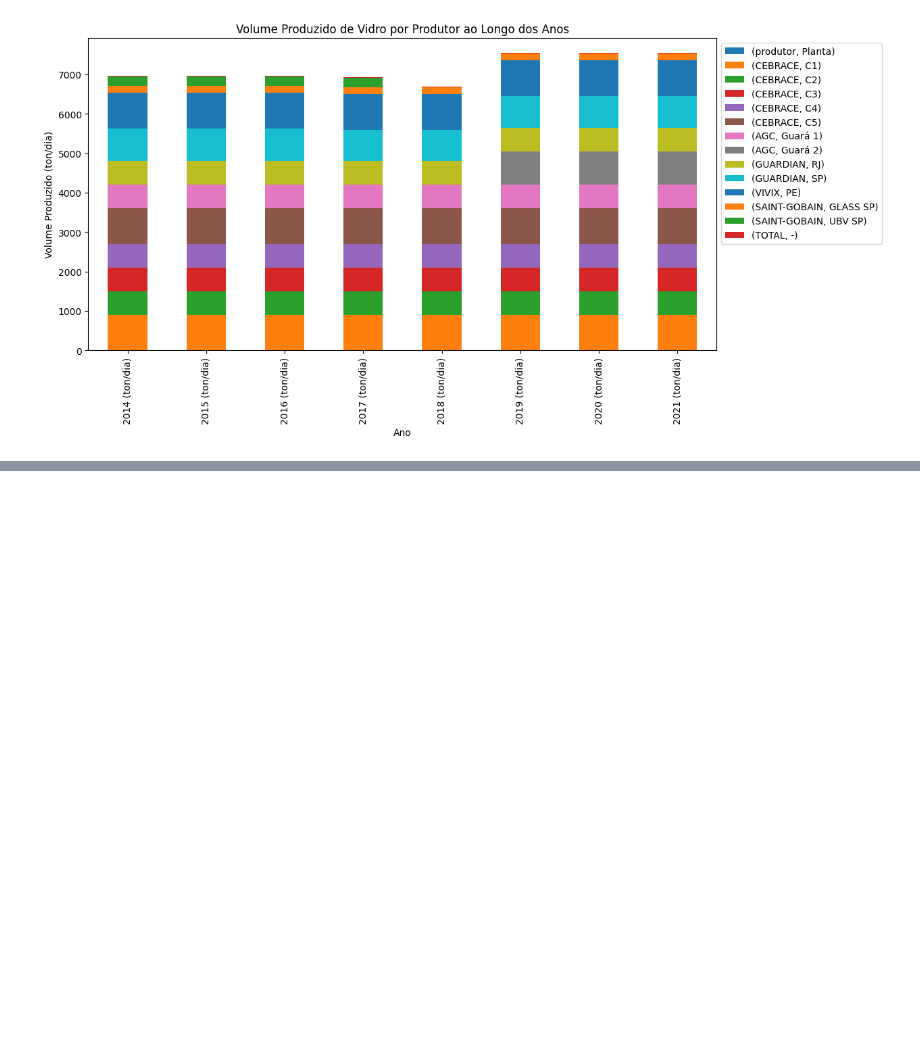
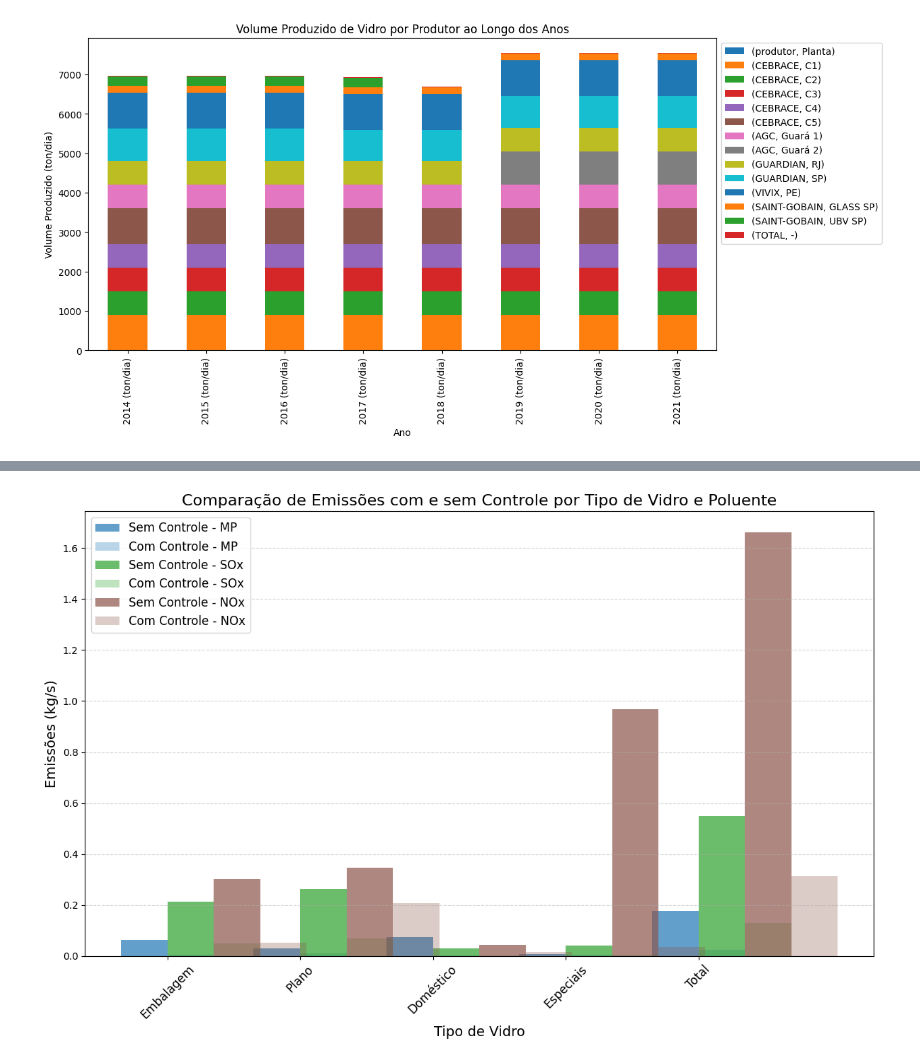
Before and after one commit to muriell-b/ENS5173_01, a Jupyter notebook: atividade01_parte1.ipynb, the cells around one changed output, grey strips where cells are left out. Cells and saved outputs as stored; diff of their text form; code cells hidden in the pictures; blank space fills up the shorter version.

```diff
--- a/atividade01_parte1.ipynb
+++ b/atividade01_parte1.ipynb
@@ -361,0 +468,79 @@ plt.show()
+# %%
+#FAZENDO GRAFICO DE COMPARAÇÃO DAS EMISSOES PARA CADA TIPO DE VIDRO, DADOS DA INDUSTRI BRASILEIRA ( PROCESSOS COM CONTROLE X SEM CONTROLE)
+
+import matplotlib.pyplot as plt
+import numpy as np
+
+# Função para converter kg/d para kg/s
+def kg_por_segundo(valor_kg_d):
+    return valor_kg_d / (24 * 3600)  # Convertendo de kg/d para kg/s
+
+# Dados das emissões sem controle (kg/d)
+emissoes_sem_controle = {
+    'Embalagem': {'MP': 5452.32, 'SOx': 18420.00, 'NOx': 26158.80},
+    'Plano': {'MP': 2724.00, 'SOx': 22700.00, 'NOx': 29845.00},
+    'Doméstico': {'MP': 6463.80, 'SOx': 2565.00, 'NOx': 3770.00},
+    'Especiais': {'MP': 617.7, 'SOx': 3697.30, 'NOx': 83718.02},
+    'Total': {'MP': 15257.82, 'SOx': 47382.30, 'NOx': 143491.82}
+}
+
+# Dados das emissões com controle (kg/d)
+emissoes_com_controle = {
+    'Embalagem': {'MP': 474.24, 'SOx': 4373.03, 'NOx': 4469.48},
+    'Plano': {'MP': 1071.50, 'SOx': 6048.90, 'NOx': 17940.30},
+    'Doméstico': {'MP': 135.28, 'SOx': 210.31, 'NOx': 1554.72},
+    'Especiais': {'MP': 453.86, 'SOx': 557.89, 'NOx': 3222.27},
+    'Total': {'MP': 2134.88, 'SOx': 11190.13, 'NOx': 27186.77}
+}
+
+# Converter para kg/s
+for tipo, dados in emissoes_sem_controle.items():
+    for poluente, valor in dados.items():
+        emissoes_sem_controle[tipo][poluente] = kg_por_segundo(valor)
+
+for tipo, dados in emissoes_com_controle.items():
+    for poluente, valor in dados.items():
+        emissoes_com_controle[tipo][poluente] = kg_por_segundo(valor)
+
+# Lista de tipos de vidro
+tipos_vidro = list(emissoes_sem_controle.keys())
+
+# Lista de poluentes
+poluentes = ['MP', 'SOx', 'NOx']
+
+# Cores para os tipos de vidro
+cores = plt.cm.tab10(np.linspace(0, 1, len(tipos_vidro)))
+
+# Configurações do gráfico
+largura_barra = 0.35
+indice = np.arange(len(tipos_vidro))
+
+# Plotagem do gráfico
+fig, ax = plt.subplots(figsize=(12, 8))
+
+for i, poluente in enumerate(poluentes):
+    valores_sem_controle = [emissoes_sem_controle[tipo][poluente] for tipo in tipos_vidro]
+    valores_com_controle = [emissoes_com_controle[tipo][poluente] for tipo in tipos_vidro]
+
+    # Barra para os valores sem controle
+    ax.bar(indice - largura_barra/2 + i * largura_barra, valores_sem_controle,
+           largura_barra, label=f'Sem Controle - {poluente}', color=cores[i], alpha=0.7)
+
+    # Barra para os valores com controle
+    ax.bar(indice + largura_barra/2 + i * largura_barra, valores_com_controle,
+           largura_barra, label=f'Com Controle - {poluente}', color=cores[i], alpha=0.3)
+
+# Configurações adicionais do gráfico
+ax.set_xlabel('Tipo de Vidro', fontsize=14)
+ax.set_ylabel('Emissões (kg/s)', fontsize=14)
+ax.set_title('Comparação de Emissões com e sem Controle por Tipo de Vidro e Poluente', fontsize=16)
+ax.set_xticks(indice)
+ax.set_xticklabels(tipos_vidro, fontsize=12)
+ax.legend(fontsize=12)
+
+plt.xticks(rotation=45)
+plt.grid(axis='y', linestyle='--', alpha=0.5)
+plt.tight_layout()
+plt.show()
+# %% [output]
+[figure, added]
```
Also changed, not shown: parts of 3 cells of this notebook.
